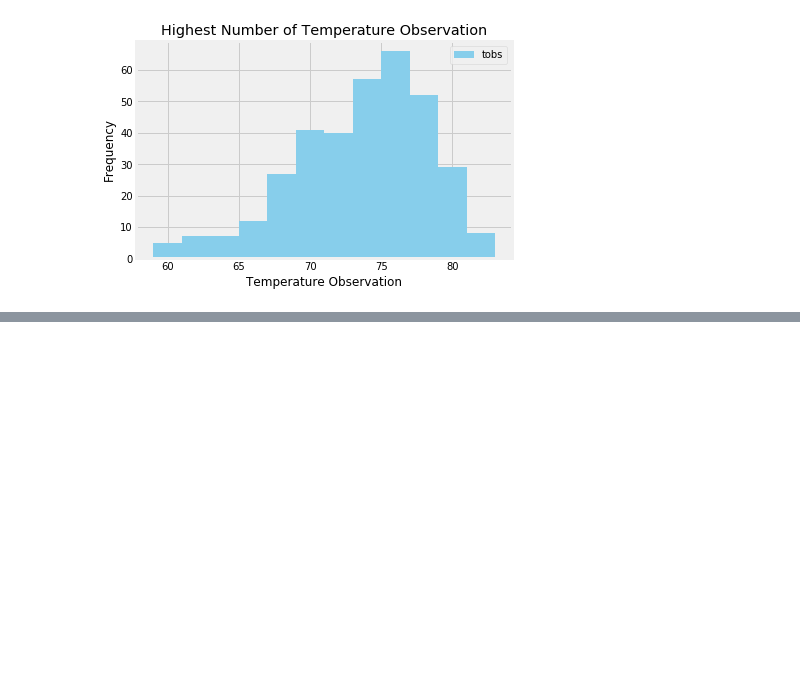
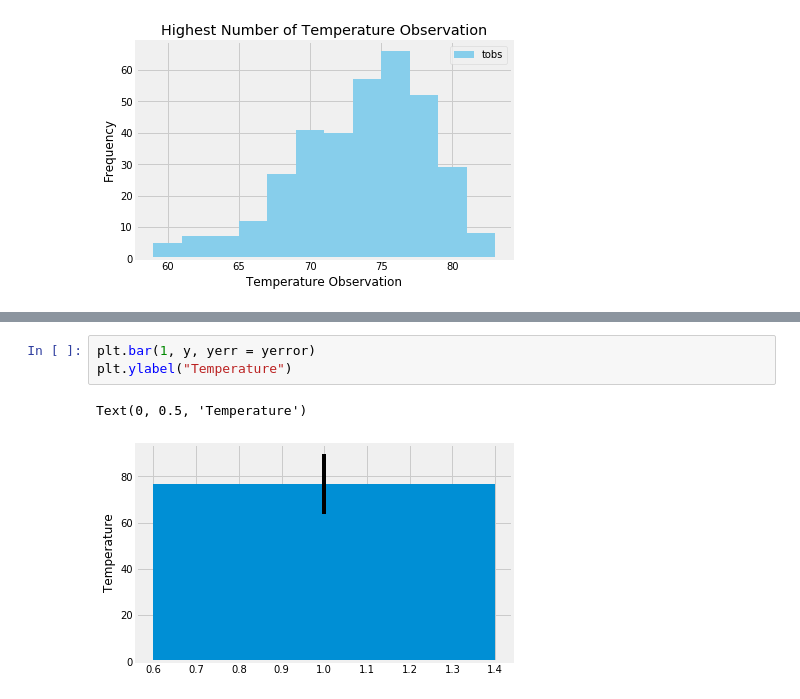
Before and after one commit to anag33/SMU_Data_Science_Projects, a Jupyter notebook: 10-Advanced-Data-Storage-and-Retrieval/Instructions/climate_analysis.ipynb, the cells around one changed output, grey strips where cells are left out. Drawn from its saved outputs; the diff is of its cells as text; blank space fills up the shorter version.

```diff
--- a/10-Advanced-Data-Storage-and-Retrieval/Instructions/climate_analysis.ipynb
+++ b/10-Advanced-Data-Storage-and-Retrieval/Instructions/climate_analysis.ipynb
@@ -288,0 +415,6 @@ plt.show()
+# %%
+plt.bar(1, y, yerr = yerror)
+plt.ylabel("Temperature")
+# %% [output]
+Text(0, 0.5, 'Temperature')
+[figure, added]
```
Also changed, not shown: parts of 23 cells of this notebook.
